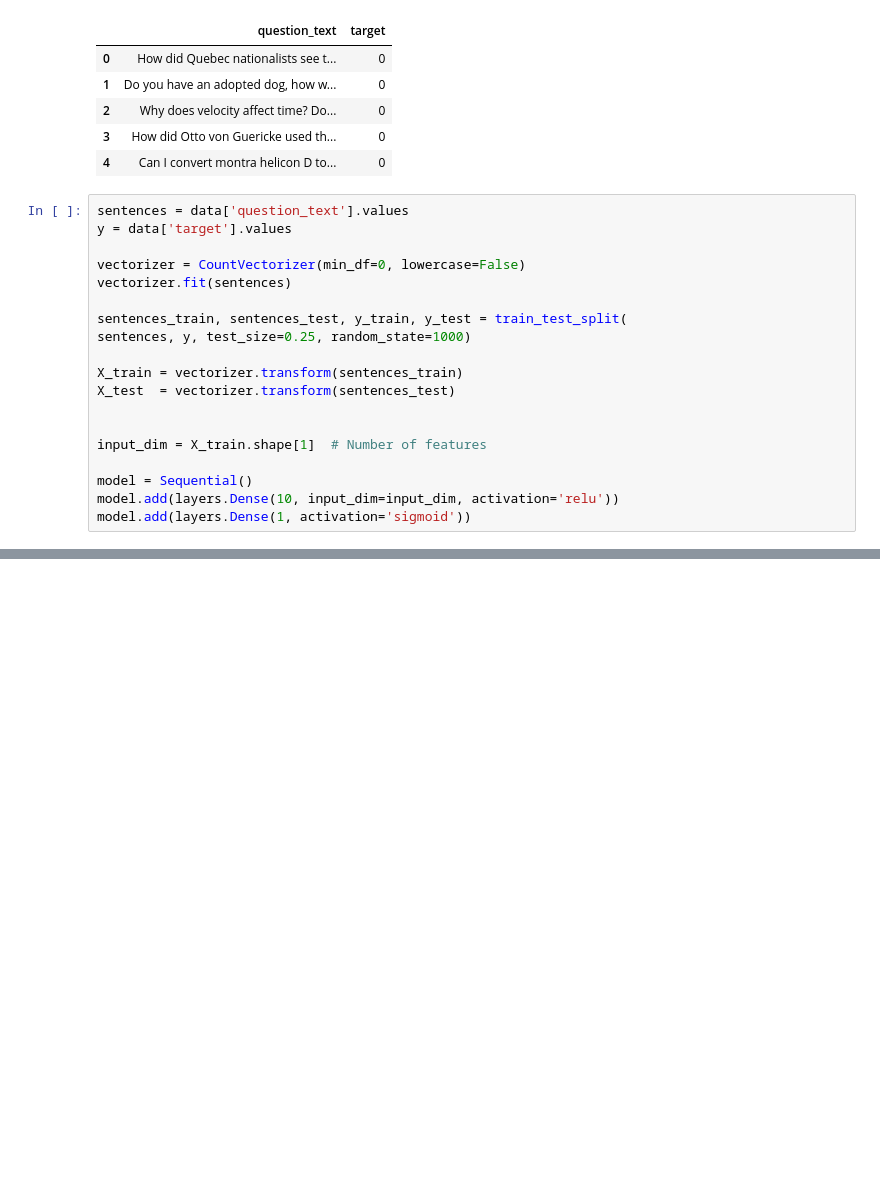
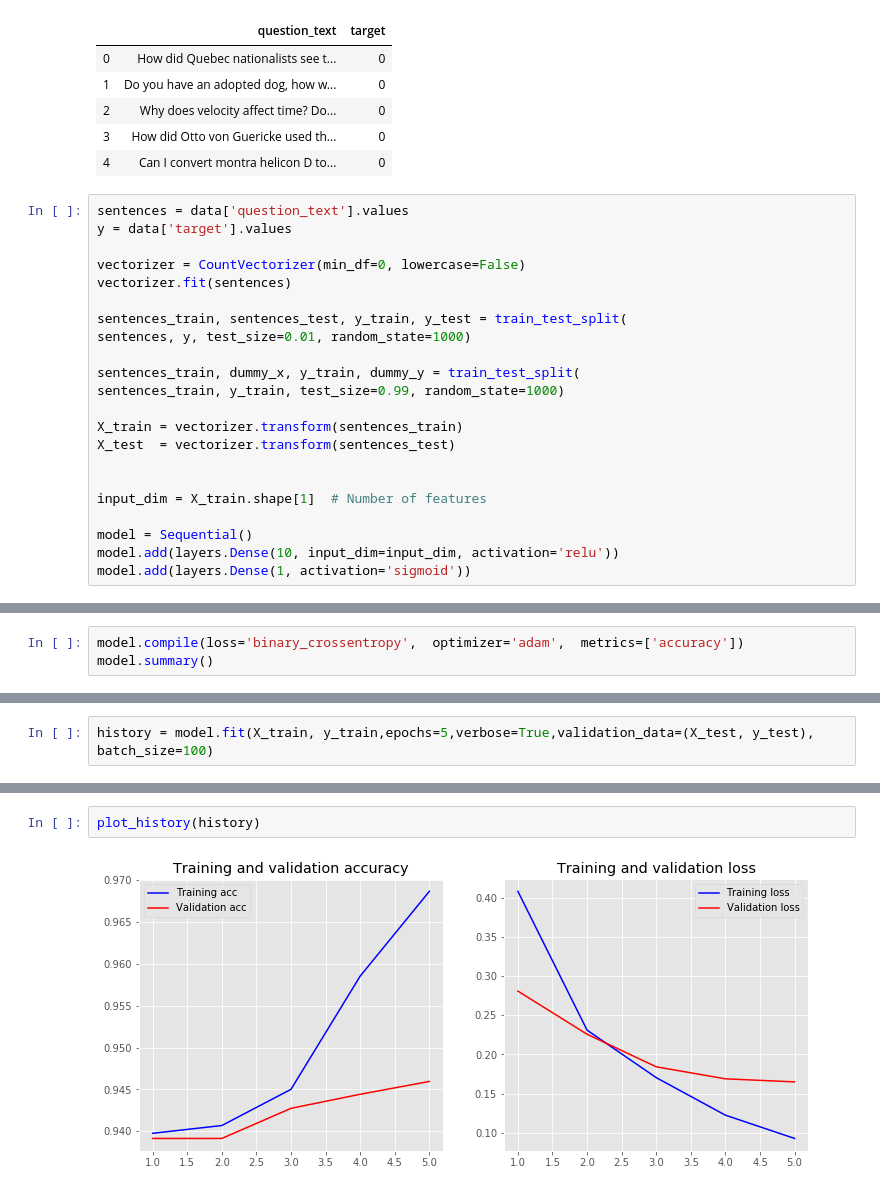
Before and after one commit to Lan131/2019-2020-ML, a Jupyter notebook: keras.ipynb, the cells around one changed output, grey strips where cells are left out. Saved outputs shown, nothing was run; the diff lists cells and outputs as text; blank space fills up the shorter version.

```diff
--- a/keras.ipynb
+++ b/keras.ipynb
@@ -26,7 +52,10 @@ vectorizer = CountVectorizer(min_df=0, lowercase=False)
 vectorizer.fit(sentences)
 
 sentences_train, sentences_test, y_train, y_test = train_test_split(
-sentences, y, test_size=0.25, random_state=1000)
+sentences, y, test_size=0.01, random_state=1000)
+
+sentences_train, dummy_x, y_train, dummy_y = train_test_split(
+sentences_train, y_train, test_size=0.99, random_state=1000)
 
 X_train = vectorizer.transform(sentences_train)
 X_test  = vectorizer.transform(sentences_test)
@@ -41,0 +76,3 @@ InternalError: cudaGetDevice() failed. Status: cudaGetErrorString symbol not fou
+# %%
+model.compile(loss='binary_crossentropy',  optimizer='adam',  metrics=['accuracy'])
+model.summary()
@@ -41,0 +91,2 @@ InternalError: cudaGetDevice() failed. Status: cudaGetErrorString symbol not fou
+# %%
+history = model.fit(X_train, y_train,epochs=5,verbose=True,validation_data=(X_test, y_test), batch_size=100)
@@ -41,0 +113,4 @@ InternalError: cudaGetDevice() failed. Status: cudaGetErrorString symbol not fou
+# %%
+plot_history(history)
+# %% [output]
+[figure, added]
```
Also changed, not shown: parts of 16 cells of this notebook.
